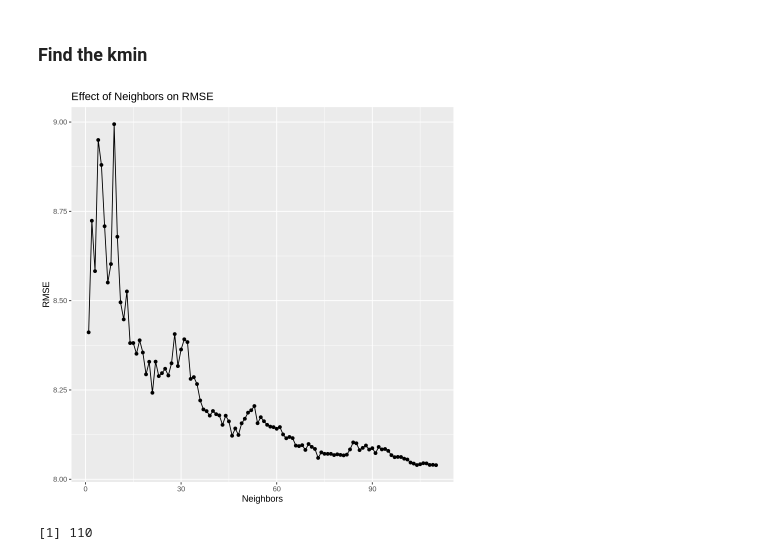
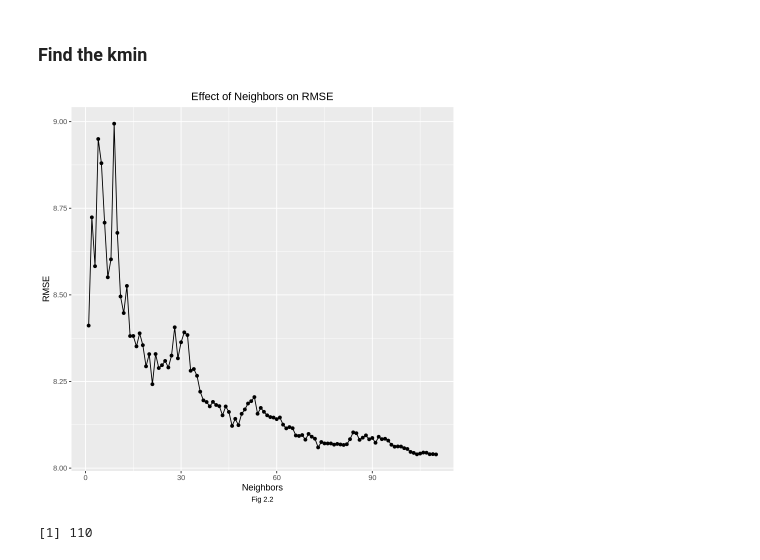
Before and after one commit to Orelye/dsci_100_project, a Jupyter notebook: Compiled.ipynb, the cells around one changed output. Drawn from its saved outputs; the diff is of its cells as text; code cells hidden in the pictures.

Commit message:
Figure Numbers
Added numbering to all graphs

```diff
--- a/Compiled.ipynb
+++ b/Compiled.ipynb
@@ -427,14 +430,18 @@ A tibble: 110 × 7
 # %%
 ggplot(players_results, aes(x = neighbors, y = mean)) +
   geom_point() +
   geom_line() +
   labs(
     title = "Effect of Neighbors on RMSE",
     x = "Neighbors",
-    y = "RMSE"
-  )
+    y = "RMSE",
+    caption = "Fig 2.2"
+  ) +
+   theme(
+          plot.title = element_text(hjust = 0.5),
+          plot.caption = element_text(hjust = 0.5))
 # %% [output]
-[figure, old version]
+[figure, new version]
 # %%
 best_neighbors <- players_results |>
   filter(mean == min(mean)) |>
```
Also changed, not shown: parts of 5 cells of this notebook.
